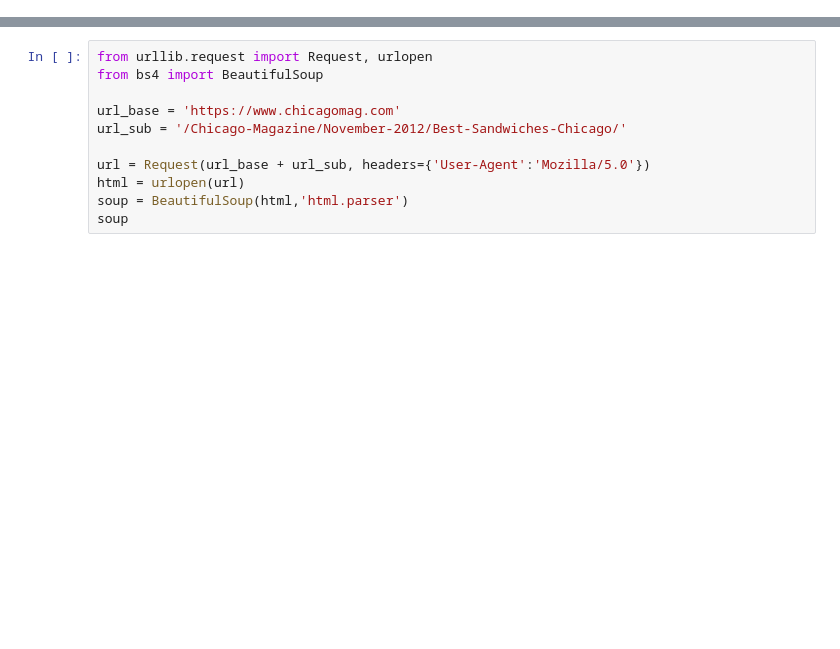
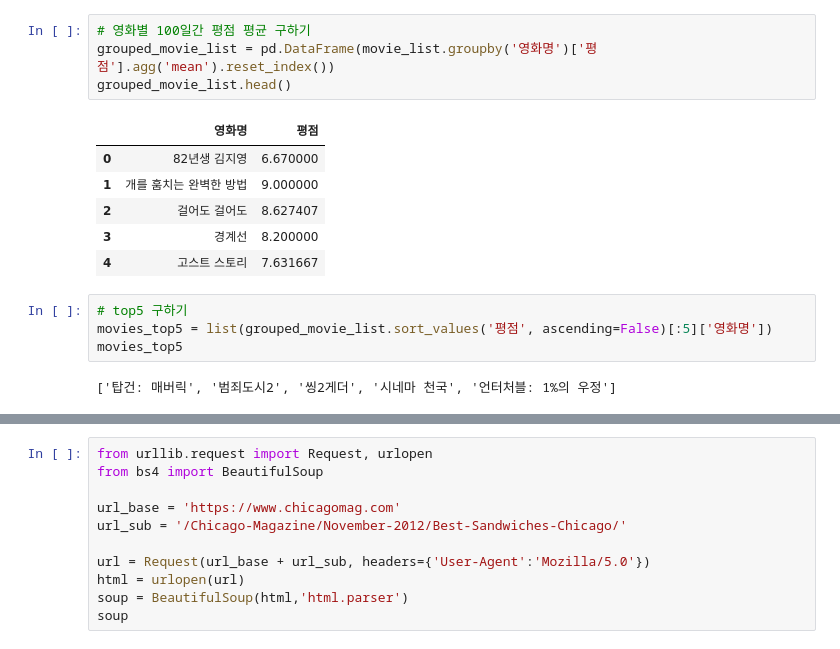
Before and after one commit to Minsik113/Python-Study, a Jupyter notebook: Analysis_practice/test.ipynb, the cells around one changed output, grey strips where cells are left out. Drawn from its saved outputs; the diff is of its cells as text; blank space fills up the shorter version.

```diff
--- a/Analysis_practice/test.ipynb
+++ b/Analysis_practice/test.ipynb
@@ -0,0 +73,17 @@
+# %%
+# 영화별 100일간 평점 평균 구하기
+grouped_movie_list = pd.DataFrame(movie_list.groupby('영화명')['평점'].agg('mean').reset_index())
+grouped_movie_list.head()
+# %% [output]
+|  | 영화명 | 평점 |
+| 0 | 82년생 김지영 | 6.670000 |
+| 1 | 개를 훔치는 완벽한 방법 | 9.000000 |
+| 2 | 걸어도 걸어도 | 8.627407 |
+| 3 | 경계선 | 8.200000 |
+| 4 | 고스트 스토리 | 7.631667 |
+# %%
+# top5 구하기
+movies_top5 = list(grouped_movie_list.sort_values('평점', ascending=False)[:5]['영화명'])
+movies_top5
+# %% [output]
+['탑건: 매버릭', '범죄도시2', '씽2게더', '시네마 천국', '언터처블: 1%의 우정']
```
Also changed, not shown: parts of 7 cells of this notebook, 4 other files.
